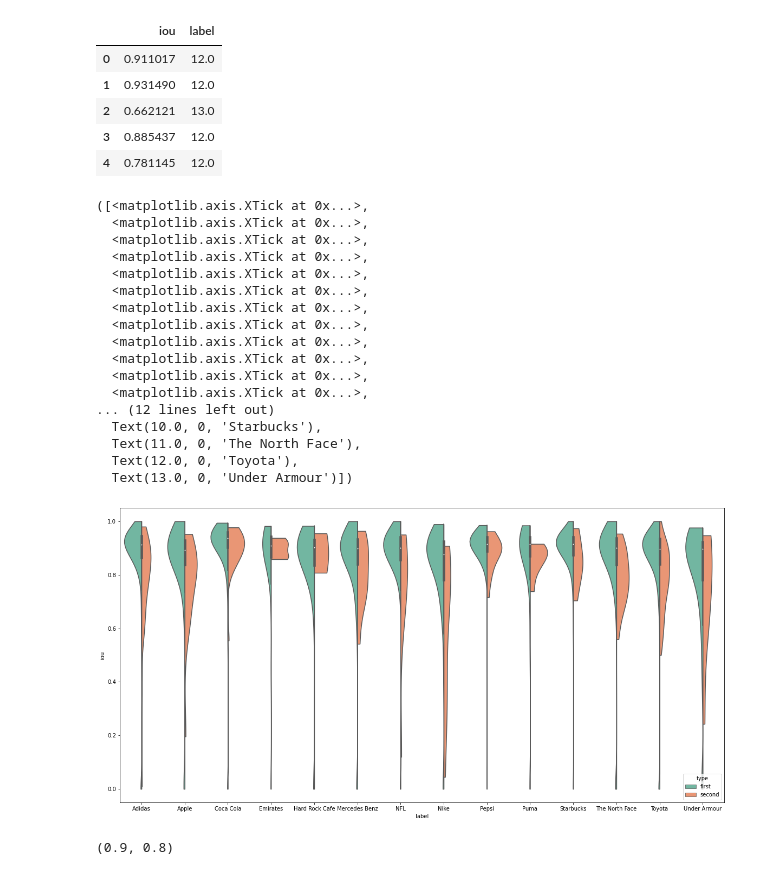
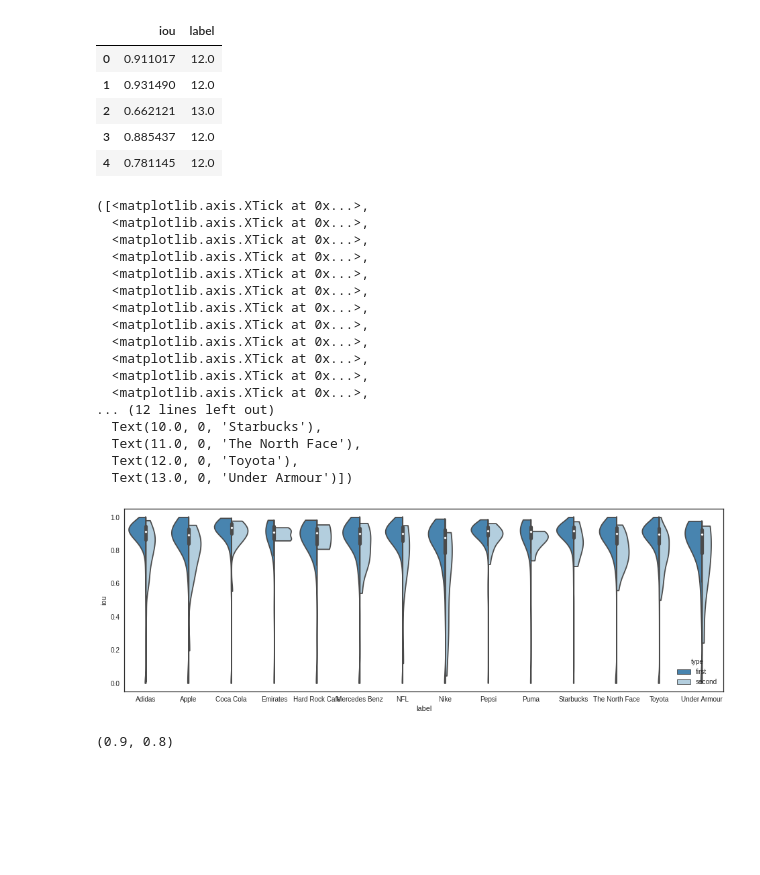
Before and after one commit to jvschlierf/JARVIS, a Jupyter notebook: yolov5/performance_analysis_visualizations.ipynb, the cells around one changed output. Cells and saved outputs as stored; diff of their text form; code cells hidden in the pictures; blank space fills up the shorter version.

```diff
--- a/yolov5/performance_analysis_visualizations.ipynb
+++ b/yolov5/performance_analysis_visualizations.ipynb
@@ -97,5 +106,7 @@ list(ious.groupby('label')['iou'].mean())
 # %%
 ious['area'] = np.log(ious['area'])
 # %%
-sns.scatterplot(x='area', y='iou', hue='label', data=ious.sample(500))
+plt.style.use('seaborn-white')
+sns.scatterplot(x='area', y='iou', hue='label', data=ious.sample(500), legend=False, palette='Blues_r')
+plt.savefig('area')
 # %% [output]
@@ -153,31 +163,31 @@ second.head()
 ious['type'] = 'first'
 second['type'] = 'second'
 # %%
-fig = plt.figure(figsize=(20, 10))
+fig = plt.figure(figsize=(16, 5))
 violin = pd.concat([ious, second])
-sns.violinplot(x='label', y='iou', hue='type', data=violin, palette='Set2', split=True, cut=0)
+sns.violinplot(x='label', y='iou', hue='type', data=violin, palette='Blues_r', split=True, cut=0, legend=False)
 plt.xticks(ticks=list(set(violin['label'])), labels=['Adidas', 'Apple', 'Coca Cola', 'Emirates', 'Hard Rock Cafe',
                                                     'Mercedes Benz', 'NFL', 'Nike', 'Pepsi', 'Puma', 'Starbucks',
                                                     'The North Face', 'Toyota', 'Under Armour'])
 # %% [output]
 ([<matplotlib.axis.XTick at 0x...>,
   <matplotlib.axis.XTick at 0x...>,
   <matplotlib.axis.XTick at 0x...>,
   <matplotlib.axis.XTick at 0x...>,
   <matplotlib.axis.XTick at 0x...>,
   <matplotlib.axis.XTick at 0x...>,
   <matplotlib.axis.XTick at 0x...>,
   <matplotlib.axis.XTick at 0x...>,
   <matplotlib.axis.XTick at 0x...>,
   <matplotlib.axis.XTick at 0x...>,
   <matplotlib.axis.XTick at 0x...>,
   <matplotlib.axis.XTick at 0x...>,
 ... (12 lines left out)
   Text(10.0, 0, 'Starbucks'),
   Text(11.0, 0, 'The North Face'),
   Text(12.0, 0, 'Toyota'),
   Text(13.0, 0, 'Under Armour')])
-[figure, old version]
+[figure, new version]
 # %%
 plt.style.use('seaborn')
 
```
Also changed, not shown: parts of 4 cells of this notebook, 2 other files.
